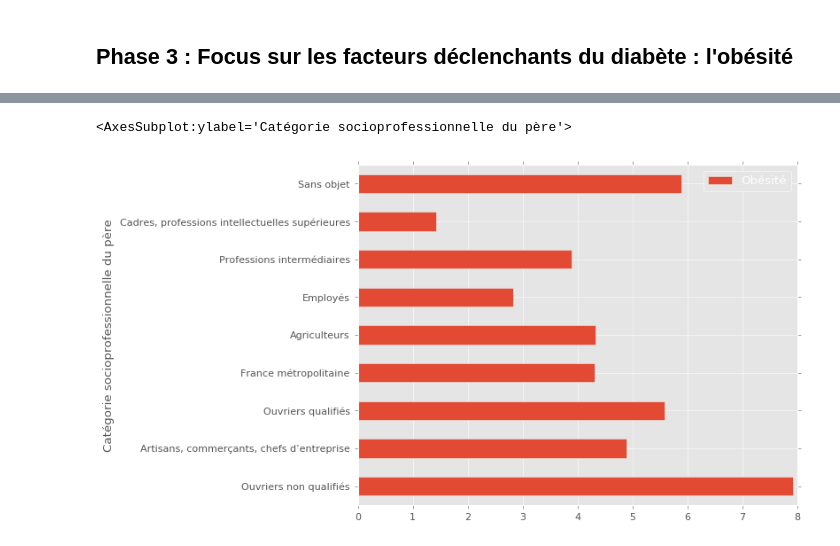
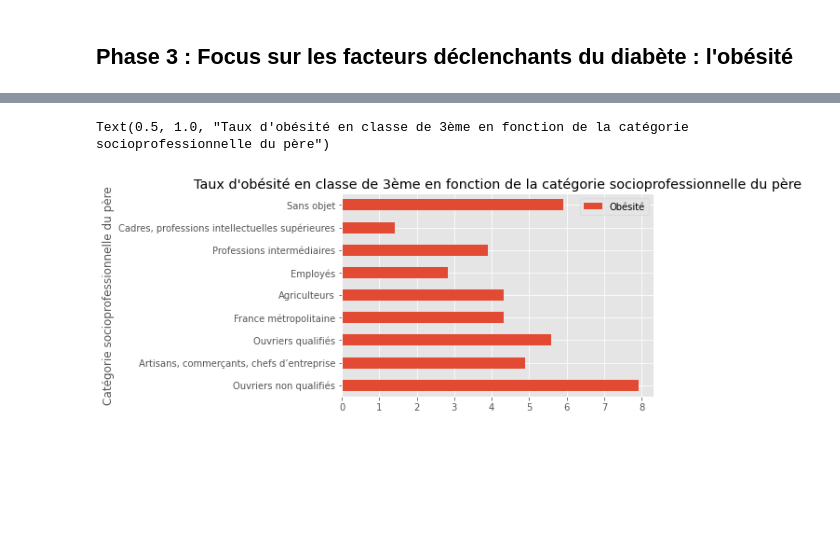
Before and after one commit to DonFeli/Projet_Inegalites, a Jupyter notebook: Projet_visualisation.ipynb, the cells around one changed output, grey strips where cells are left out. Saved outputs shown, nothing was run; the diff lists cells and outputs as text; code cells hidden in the pictures; blank space fills up the shorter version.

```diff
--- a/Projet_visualisation.ipynb
+++ b/Projet_visualisation.ipynb
@@ -156,6 +132,7 @@ plt.style.use('ggplot')
 # %%
 fig, ax = plt.subplots()
 obesite.plot(kind='barh', y='Obésité', x='Catégorie socioprofessionnelle du père', ax=ax)
+plt.title("Taux d'obésité en classe de 3ème en fonction de la catégorie socioprofessionnelle du père")
 # %% [output]
-<AxesSubplot:ylabel='Catégorie socioprofessionnelle du père'>
+Text(0.5, 1.0, "Taux d'obésité en classe de 3ème en fonction de la catégorie socioprofessionnelle du père")
-[figure, old version]
+[figure, new version]
```
Also changed, not shown: parts of 14 cells of this notebook.
